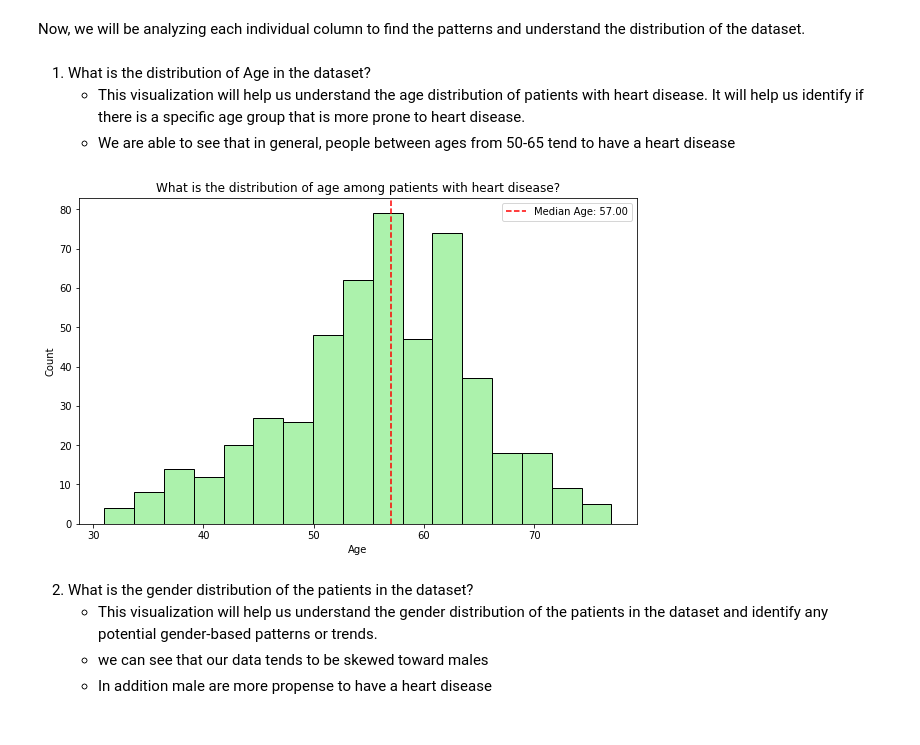
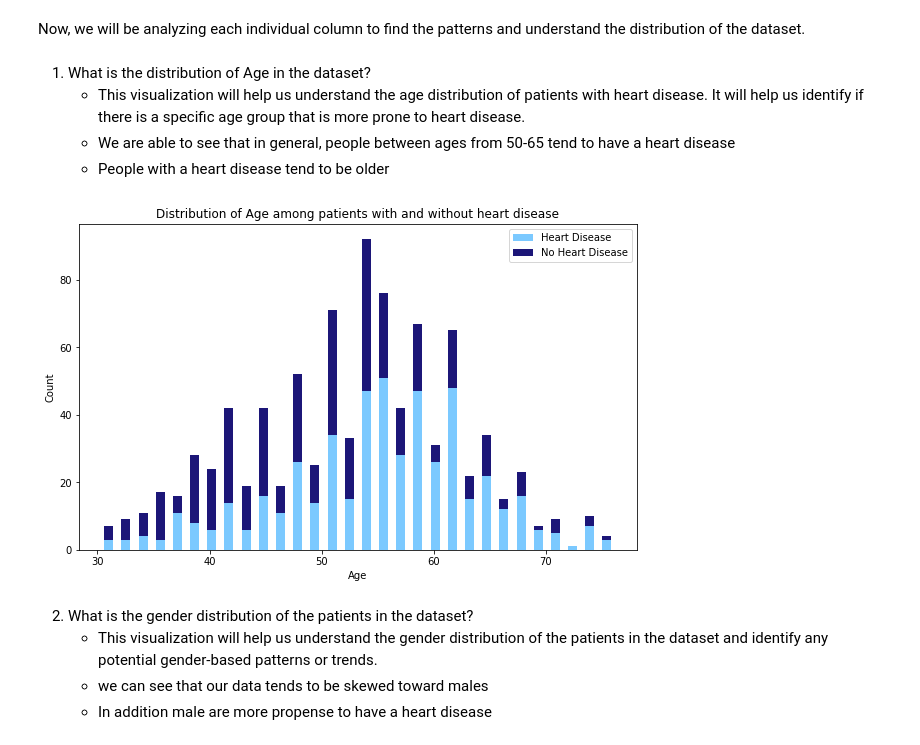
Before and after one commit to dgardunohorneffer/Captsone-AI, a Jupyter notebook: Notebooks/Daniela_Garduno/Notebook_Daniela.ipynb, the cells around one changed output. Saved outputs shown, nothing was run; the diff lists cells and outputs as text; code cells hidden in the pictures.

```diff
--- a/Notebooks/Daniela_Garduno/Notebook_Daniela.ipynb
+++ b/Notebooks/Daniela_Garduno/Notebook_Daniela.ipynb
@@ -108,25 +115,28 @@ Now, we will be analyzing each individual column to find the patterns and unders
 1. What is the distribution of Age in the dataset?
     * This visualization will help us understand the age distribution of patients with heart disease. It will help us identify if there is a specific age group that is more prone to heart disease.
     * We are able to see that in general, people between ages from 50-65 tend to have a heart disease
+    * People with a heart disease tend to be older
-# %%
-#filtering only the data of poeple having a heart disease
-hd_data = df[df['HeartDisease'] == 1]
-
-#creating a figure to plot
-fig, ax= plt.subplots(figsize=(10,6))
-sns.histplot(data=hd_data, x='Age', kde=False, color='lightgreen', ax=ax)
-
-#adding a vertical line for median age
-median_age = hd_data['Age'].median()
-plt.axvline(median_age, color='red', linestyle='--', label=f'Median Age: {median_age:.2f}')
-
-#adding axis to the plot
-plt.legend()
-plt.xlabel('Age')
-plt.ylabel('Count')
-plt.title('What is the distribution of age among patients with heart disease?', wrap=True);
-# %% [output]
-[figure, removed]
+# %%
+hd_data = df[df['HeartDisease'] == 1]
+no_hd_data = df[df['HeartDisease'] == 0]
+
+# Calculate histogram for both groups
+hd_hist, hd_bins = np.histogram(hd_data['Age'], bins=30)
+no_hd_hist, _ = np.histogram(no_hd_data['Age'], bins=hd_bins)
+
+# Plotting stacked histograms
+plt.figure(figsize=(10, 6))
+plt.bar(hd_bins[:-1], hd_hist, color='#7BC9FF', label='Heart Disease')
+plt.bar(hd_bins[:-1], no_hd_hist, bottom=hd_hist, color='#1C1678', label='No Heart Disease')
+
+# Adding axis labels and title
+plt.xlabel('Age')
+plt.ylabel('Count')
+plt.title('Distribution of Age among patients with and without heart disease', wrap=True)
+plt.legend()
+plt.show()
+# %% [output]
+[figure, added]
 # %% [markdown]
 2. What is the gender distribution of the patients in the dataset?
     * This visualization will help us understand the gender distribution of the patients in the dataset and identify any potential gender-based patterns or trends.
```
Also changed, not shown: parts of 16 cells of this notebook.
